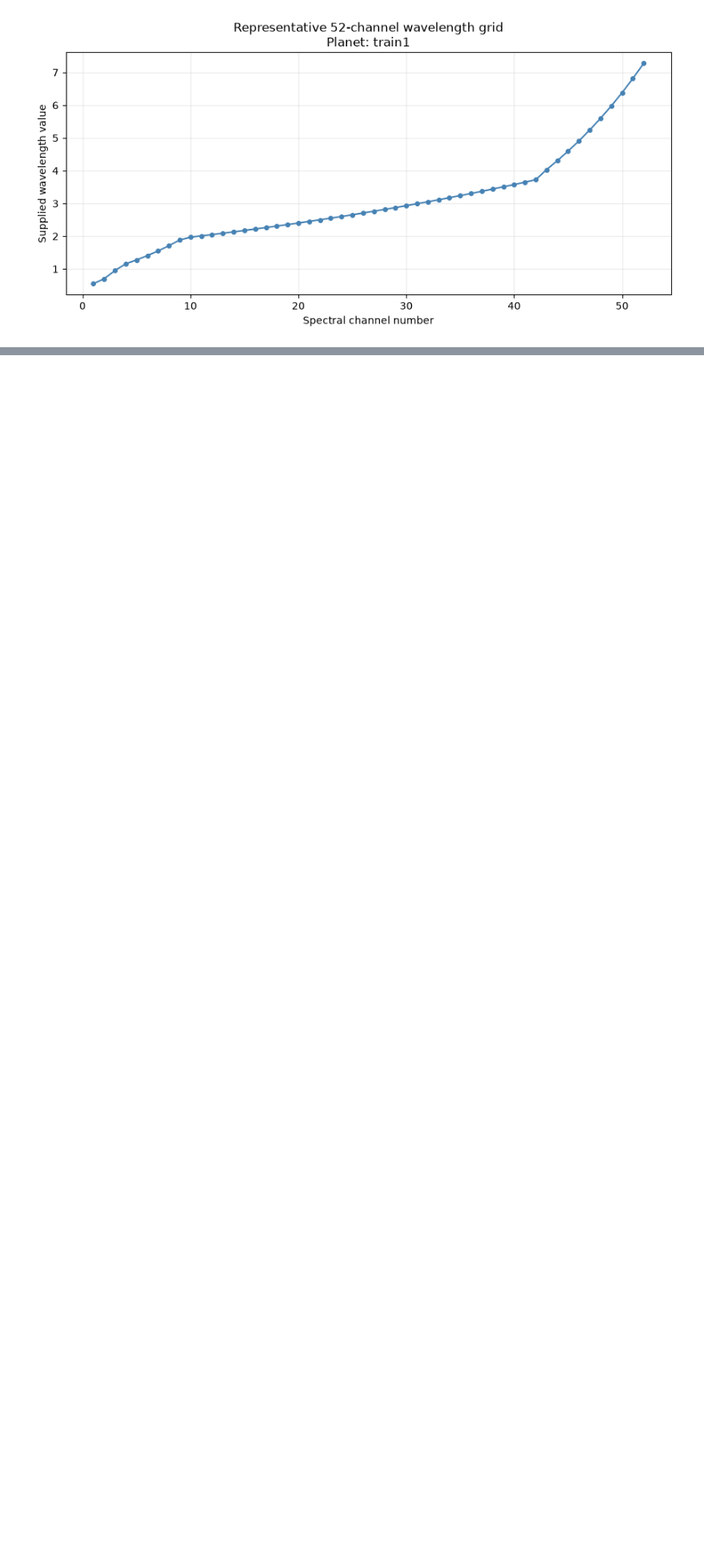
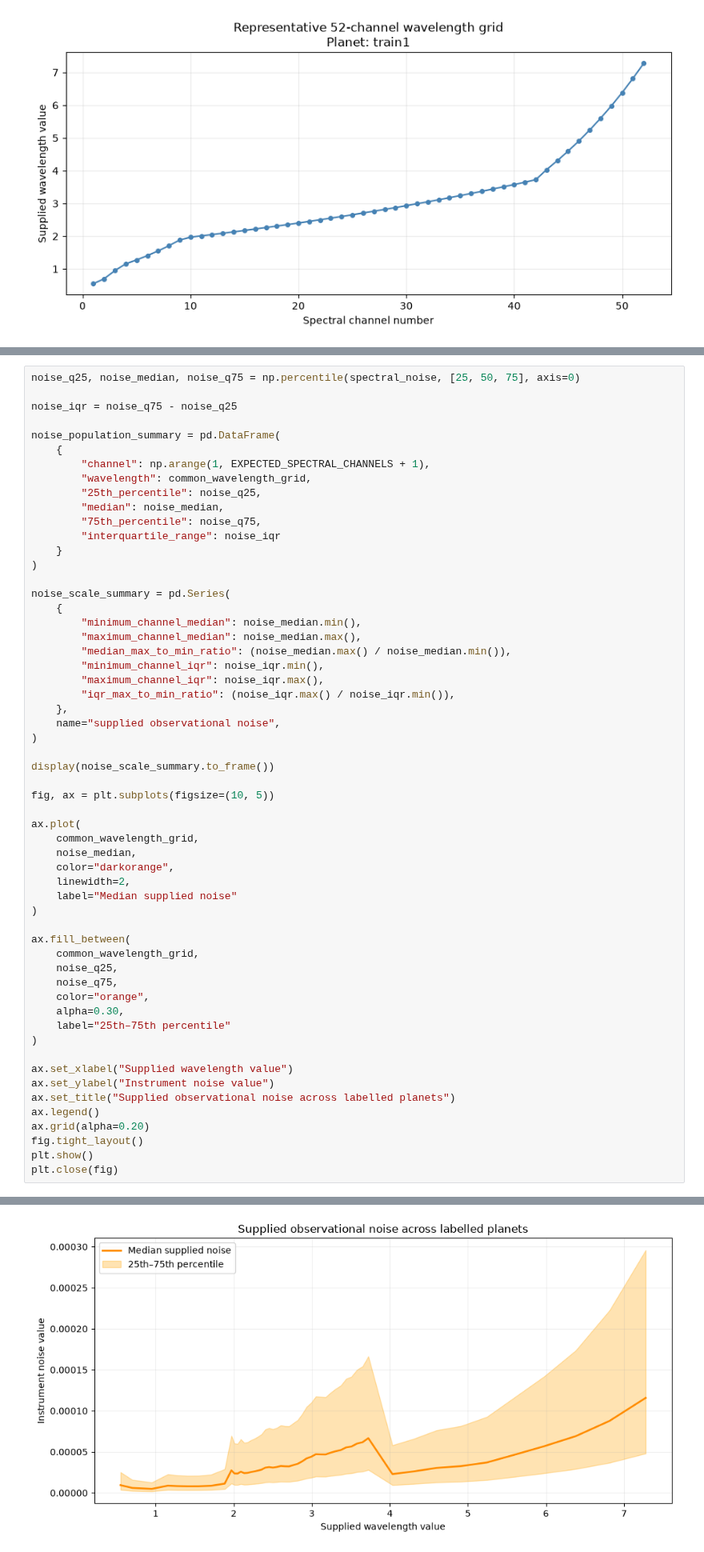
Before and after one commit to ajf12327/ADC2023-conformal-prediction, a Jupyter notebook: notebooks/02_EDA.ipynb, the cells around one changed output, grey strips where cells are left out. Shown at 80% size. Cells and saved outputs as stored; diff of their text form; blank space fills up the shorter version.

```diff
--- a/notebooks/02_EDA.ipynb
+++ b/notebooks/02_EDA.ipynb
@@ -1902,0 +2100,58 @@ Observed result: material wavelength-grid or width differences exist between lab
+# %%
+noise_q25, noise_median, noise_q75 = np.percentile(spectral_noise, [25, 50, 75], axis=0)
+
+noise_iqr = noise_q75 - noise_q25
+
+noise_population_summary = pd.DataFrame(
+    {
+        "channel": np.arange(1, EXPECTED_SPECTRAL_CHANNELS + 1),
+        "wavelength": common_wavelength_grid,
+        "25th_percentile": noise_q25,
+        "median": noise_median,
+        "75th_percentile": noise_q75,
+        "interquartile_range": noise_iqr
+    }
+)
+
+noise_scale_summary = pd.Series(
+    {
+        "minimum_channel_median": noise_median.min(),
+        "maximum_channel_median": noise_median.max(),
+        "median_max_to_min_ratio": (noise_median.max() / noise_median.min()),
+        "minimum_channel_iqr": noise_iqr.min(),
+        "maximum_channel_iqr": noise_iqr.max(),
+        "iqr_max_to_min_ratio": (noise_iqr.max() / noise_iqr.min()),
+    },
+    name="supplied observational noise",
+)
+
+display(noise_scale_summary.to_frame())
+
+fig, ax = plt.subplots(figsize=(10, 5))
+
+ax.plot(
+    common_wavelength_grid,
+    noise_median,
+    color="darkorange",
+    linewidth=2,
+    label="Median supplied noise"
+)
+
+ax.fill_between(
+    common_wavelength_grid,
+    noise_q25,
+    noise_q75,
+    color="orange",
+    alpha=0.30,
+    label="25th–75th percentile"
+)
+
+ax.set_xlabel("Supplied wavelength value")
+ax.set_ylabel("Instrument noise value")
+ax.set_title("Supplied observational noise across labelled planets")
+ax.legend()
+ax.grid(alpha=0.20)
+fig.tight_layout()
+plt.show()
+plt.close(fig)
+# %% [output]
@@ -1902,0 +2165 @@ Observed result: material wavelength-grid or width differences exist between lab
+[figure, added]
```
Also changed, not shown: parts of 14 cells of this notebook.
